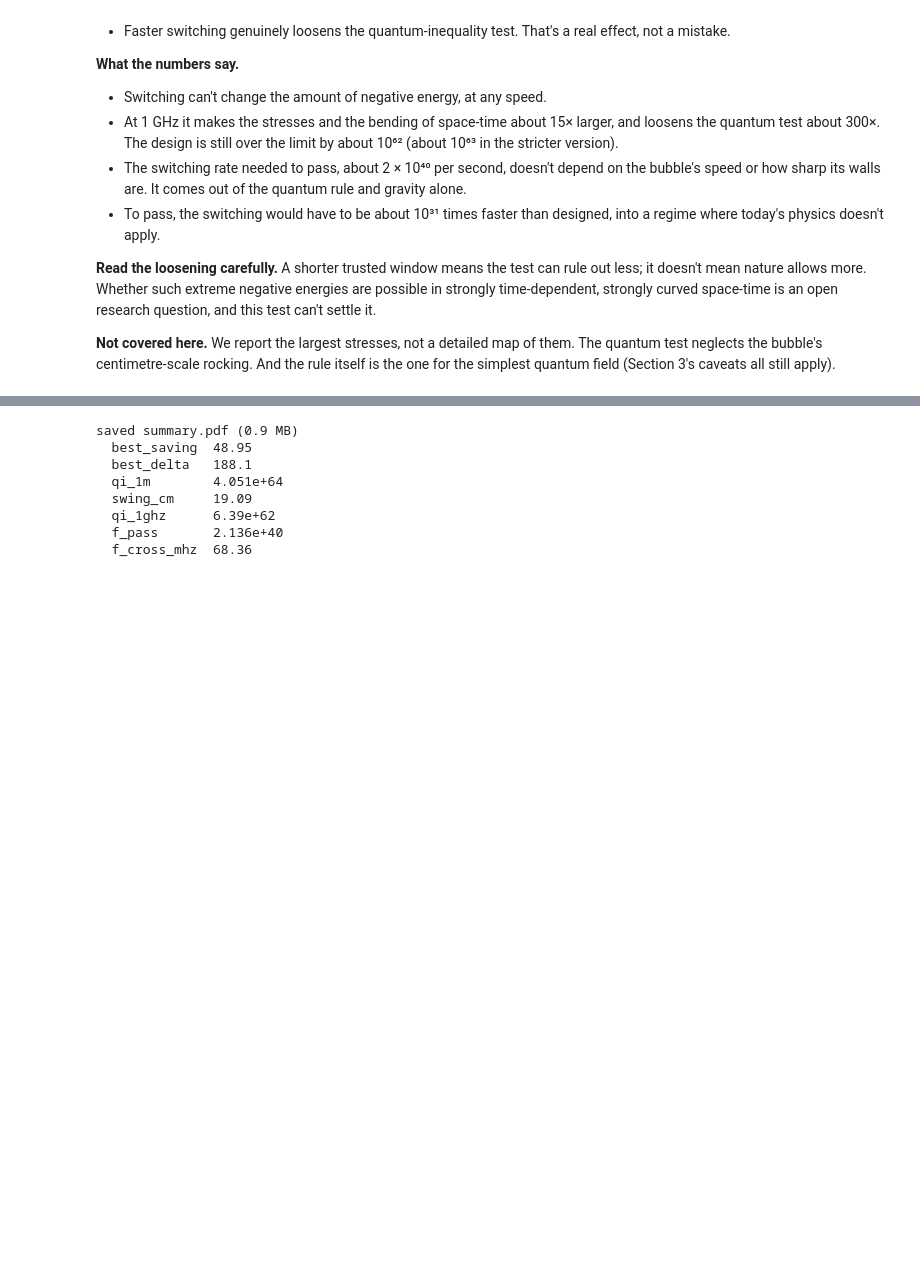
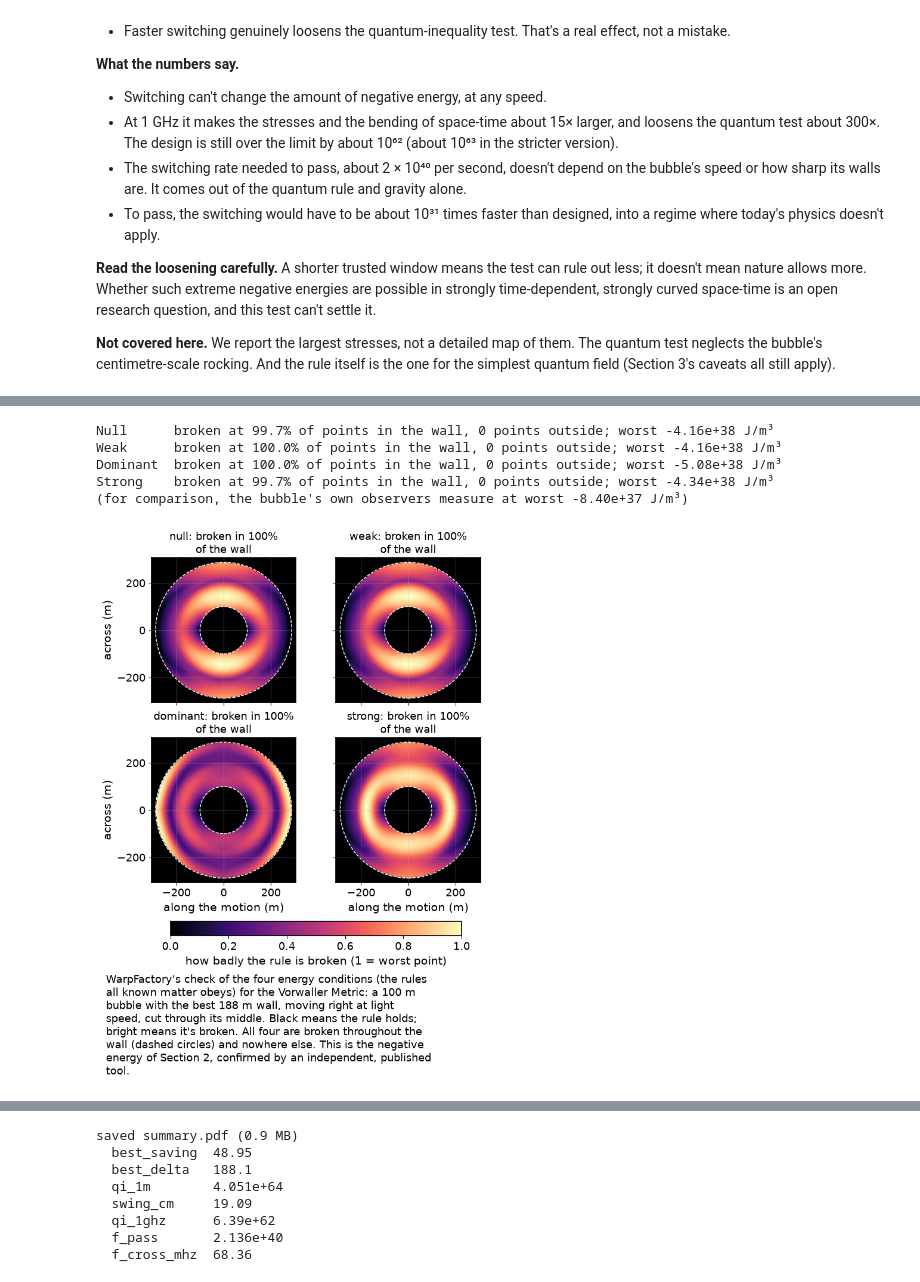
Before and after one commit to gvorwaller/warpdrive, a Jupyter notebook: warp_bubble.ipynb, the cells around one changed output, grey strips where cells are left out. Cells and saved outputs as stored; diff of their text form; code cells hidden in the pictures; blank space fills up the shorter version.

```diff
--- a/warp_bubble.ipynb
+++ b/warp_bubble.ipynb
@@ -903,0 +1003,45 @@ saved 06c_pulsed_design.png
+# %%
+import matplotlib.colors as mcolors
+from matplotlib.patches import Circle
+
+HALF = R + D_BEST + 20
+x7, y7, EC_MAPS = wf.energy_condition_maps(wf.cosine_wall_solver(R, D_BEST, BETA), HALF, n=160)
+XX, YY = np.meshgrid(x7, y7, indexing="ij")
+rr7 = np.hypot(XX, YY)
+in_wall = (rr7 > R) & (rr7 < R + D_BEST)
+EC_FAIL = {}
+for cond, m in EC_MAPS.items():
+    broken = m < -1e-9 * np.abs(m).max()
+    EC_FAIL[cond] = (broken[in_wall].mean(), int(broken[~in_wall].sum()), m.min())
+    print(f"{cond:<9} broken at {broken[in_wall].mean():.1%} of points in the wall, {broken[~in_wall].sum()} points outside;"
+          f" worst {m.min():.2e} J/m³")
+print(f"(for comparison, the bubble's own observers measure at worst {energy.energy_density(0.0, np.linspace(R, R + D_BEST, 20001), lambda r: shapes.cosine_wall_df(r, R, D_BEST), BETA).min():.2e} J/m³)")
+
+fig, axes = plt.subplots(2, 2, figsize=(6.75, 7.4), layout="constrained", sharex=True, sharey=True)
+names = {"Null": "null", "Weak": "weak", "Dominant": "dominant", "Strong": "strong"}
+for ax, (cond, m) in zip(axes.flat, EC_MAPS.items()):
+    img = ax.imshow((np.minimum(m, 0) / m.min()).T, origin="lower", cmap="magma", vmin=0, vmax=1,
+                    extent=(x7[0], x7[-1], y7[0], y7[-1]), interpolation="antialiased")
+    for rad in (R, R + D_BEST):
+        ax.add_patch(Circle((0, 0), rad, fill=False, ec="white", lw=1.0, ls="--"))
+    ax.set_title(f"{names[cond]}: broken in {EC_FAIL[cond][0]:.0%}\nof the wall", fontsize=13)
+    ax.set_aspect("equal")
+for ax in axes[1]:
+    ax.set_xlabel("along the motion (m)")
+for ax in axes[:, 0]:
+    ax.set_ylabel("across (m)")
+cb = fig.colorbar(img, ax=axes, orientation="horizontal", shrink=0.8, pad=0.02)
+cb.set_label("how badly the rule is broken (1 = worst point)")
+path = save_figure(fig, "07_warpfactory_energy_conditions", f'''
+WarpFactory's check of the four energy conditions (the rules all known matter obeys) for the Vorwaller Metric:
+a {R:.0f} m bubble with the best {D_BEST:.0f} m wall, moving right at light speed, cut through its middle. Black means
+the rule holds; bright means it's broken. All four are broken throughout the wall (dashed circles) and nowhere
+else. This is the negative energy of Section 2, confirmed by an independent, published tool.''')
+plt.show()
+# %% [output]
+Null      broken at 99.7% of points in the wall, 0 points outside; worst -4.16e+38 J/m³
+Weak      broken at 100.0% of points in the wall, 0 points outside; worst -4.16e+38 J/m³
+Dominant  broken at 100.0% of points in the wall, 0 points outside; worst -5.08e+38 J/m³
+Strong    broken at 99.7% of points in the wall, 0 points outside; worst -4.34e+38 J/m³
+(for comparison, the bubble's own observers measure at worst -8.40e+37 J/m³)
+[figure, added]
```
Also changed, not shown: parts of 7 cells of this notebook, 10 other files.
